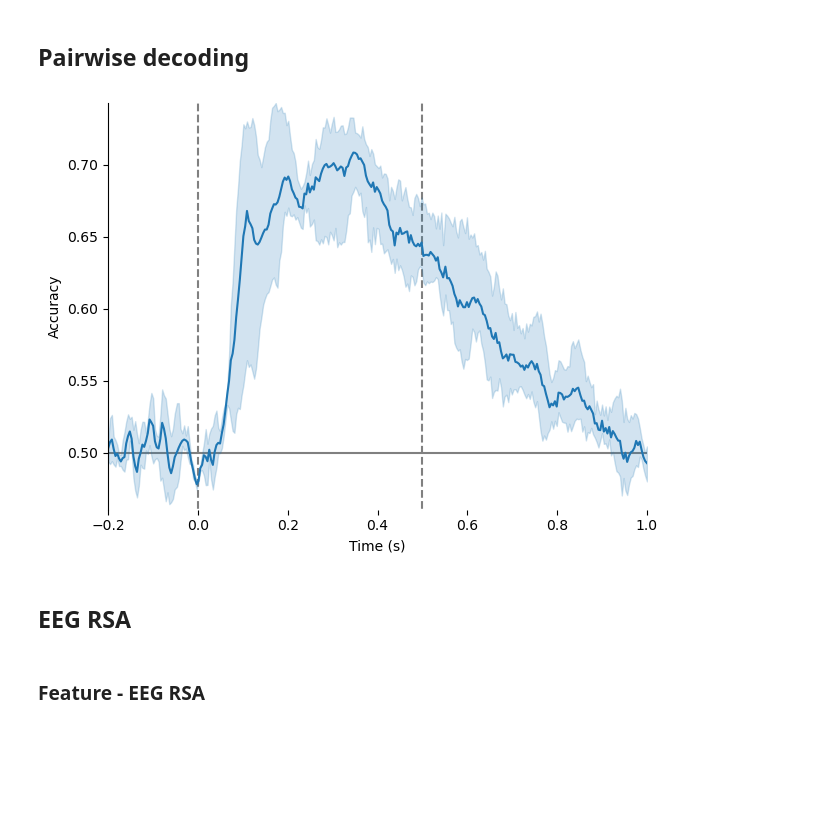
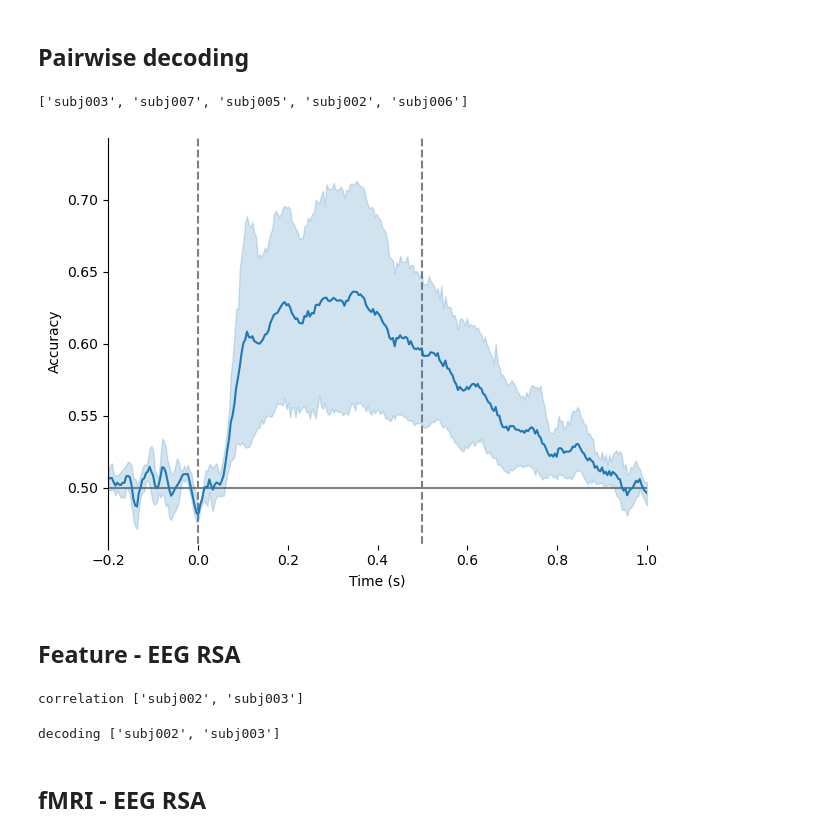
Before and after one commit to Isik-lab/SIEEG_analysis, a Jupyter notebook: notebooks/group_analysis.ipynb, the cells around one changed output. Cells and saved outputs as stored; diff of their text form; code cells hidden in the pictures; blank space fills up the shorter version.

```diff
--- a/notebooks/group_analysis.ipynb
+++ b/notebooks/group_analysis.ipynb
@@ -26,18 +29,21 @@ features = ['alexnet', 'moten', 'indoor',
 # %%
-def load_files(files, cat=None, cat_order=None):
+def load_files(files, cat=None, cat_order=None, subj_exclude=['subj001', 'subj002', 'subj003']):
     group = []
+    subjs = []
     for file in files:
         subj = file.split('/')[-1].split('_')[0]
-        df = pd.read_csv(file)
-        df['subj'] = subj
-        if 'Unnamed: 0' in df.columns:
-            df.drop(columns=['Unnamed: 0'], inplace=True)
-        group.append(df)
+        if subj not in subj_exclude:
+            subjs.append(subj)
+            df = pd.read_csv(file)
+            df['subj'] = subj
+            if 'Unnamed: 0' in df.columns:
+                df.drop(columns=['Unnamed: 0'], inplace=True)
+            group.append(df)
     group = pd.concat(group)
     if cat and cat_order:
         cat_type = pd.CategoricalDtype(categories=cat_order, ordered=True)
         group[cat] = group[cat].astype(cat_type)
-    return group
+    return group, subjs
 
 def trim_axs(axs, N):
     """
@@ -50,25 +56,27 @@ def trim_axs(axs, N):
 # %% [markdown]
 ## Pairwise decoding
 # %%
-pairwise_decoding = load_files(glob(f'{input_path}/EEG_RSA/*pairwise-decoding.csv'))
+pairwise_decoding, subjs = load_files(glob(f'{input_path}/EEG_RSA/*decoding-distance.csv'))
+print(subjs)
 decoding_avg = pairwise_decoding.groupby(['time', 'subj']).mean(numeric_only=True).reset_index()
 _, ax = plt.subplots()
 ymin, ymax = decoding_avg['accuracy'].min(), decoding_avg['accuracy'].max()
 sns.lineplot(x='time', y='accuracy', data=decoding_avg, ax=ax)
 ax.set_ylabel('Accuracy')
 ax.set_xlabel('Time (s)')
 ax.vlines(x=[0, 0.5], ymin=0, ymax=ymax,
         colors='gray', linestyles='dashed', zorder=0)
 ax.hlines(y=0.5, xmin=decoding_avg.time.min(), xmax=decoding_avg.time.max(),
         colors='gray', linestyles='solid', zorder=0)
 ax.set_xlim([decoding_avg.time.min(), decoding_avg.time.max()])
 ax.set_ylim([ymin, ymax])
 ax.spines['top'].set_visible(False)
 ax.spines['right'].set_visible(False)
 ax.spines['bottom'].set_visible(False)
 plt.tight_layout()
 plt.savefig(f'{figure_path}/pairwise-decoding.png')
 # %% [output]
+['subj003', 'subj007', 'subj005', 'subj002', 'subj006']
-[figure, old version]
+[figure, new version]
 # %% [markdown]
-## EEG RSA
+## Feature - EEG RSA
@@ -75,2 +118,13 @@ plt.savefig(f'{figure_path}/pairwise-decoding.png')
+# %%
+for EEG_metric in ['correlation', 'decoding']:
+    rsa, subjs = load_files(glob(f'{input_path}/EEG_RSA/*feature_EEG-{EEG_metric}_rsa.csv'),
+                            cat='feature', cat_order=features,
+                            subj_exclude=['subj001', 'subj005', 'subj006', 'subj007'])
+    print(EEG_metric, subjs)
+    out_file = f'{figure_path}/feature_EEG-{EEG_metric}_rsa.png'
+    plot_feature_eeg_rsa(rsa, out_file)
+# %% [output]
+correlation ['subj002', 'subj003']
+decoding ['subj002', 'subj003']
 # %% [markdown]
-### Feature - EEG RSA
+## fMRI - EEG RSA
```
Also changed, not shown: parts of 18 cells of this notebook, 7 other files.
